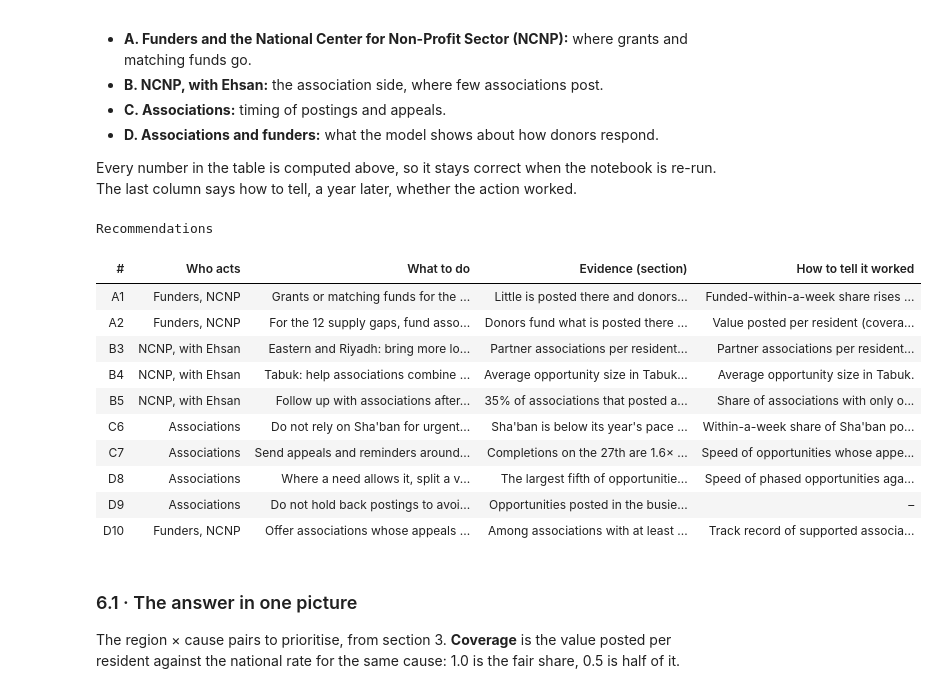
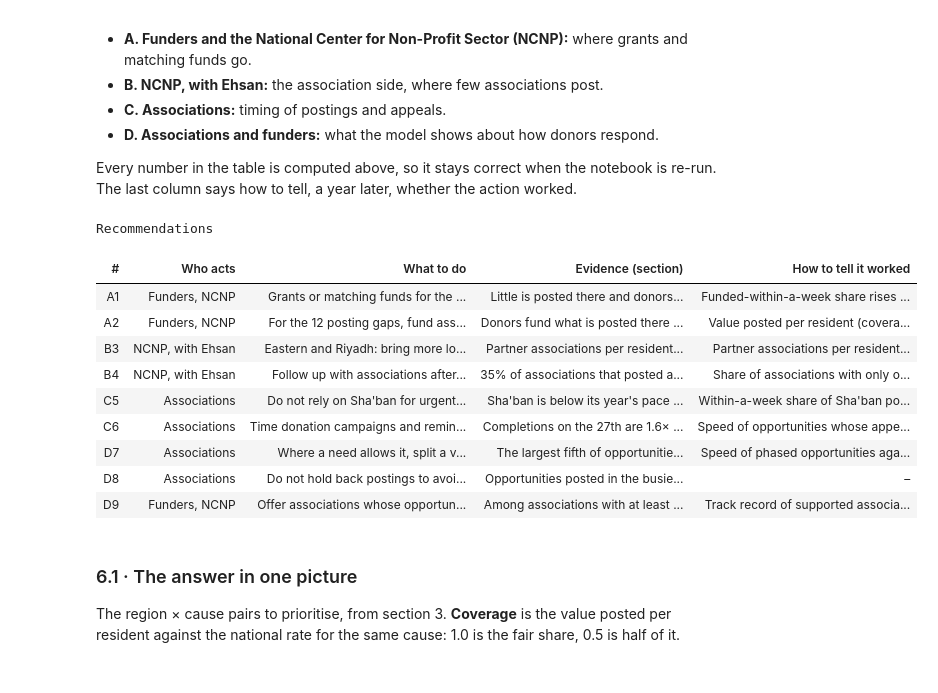
Before and after one commit to noorge/next-riyal, a Jupyter notebook: analysis.ipynb, the cells around one changed output. Drawn from its saved outputs; the diff is of its cells as text; code cells hidden in the pictures.

```diff
--- a/analysis.ipynb
+++ b/analysis.ipynb
@@ -882,7 +882,7 @@ def situation(row):
         return "Too few to judge"
     slow = row.speed < -TOL
     if row.coverage < 1:
-        return "Neglected" if slow else "Supply gap"
+        return "Posting and funding gap" if slow else "Posting gap"
     return "Saturated" if slow else "Well covered"
 gap["situation"] = gap.apply(situation, axis=1)
 gap.to_csv(ROOT / "outputs/coverage_gap.csv", index=False, encoding="utf-8-sig")
@@ -1003,13 +1003,13 @@ def priority(kind):
         "region_en": "Region", "cause": "Cause", "coverage": "Coverage", "week": "Funded within a week",
         "week_vs": "vs national", "n": "Opportunities", "associations_per_100k": "Associations per 100k"})
 
-neglected, supply = priority("Neglected"), priority("Supply gap")
+neglected, supply = priority("Posting and funding gap"), priority("Posting gap")
 fmt = dict(pct=["Funded within a week"], ints=["Opportunities"],
            decimals={"Coverage": 2, "Associations per 100k": 1})
 display(viz.table(neglected, **fmt,
-                  caption="Neglected: little posted and slow to fund → grants or matching funds"))
-display(viz.table(supply, **fmt, caption="Supply gaps: donors respond, little posted → help associations post more"))
-pd.concat([neglected.assign(Situation="Neglected"), supply.assign(Situation="Supply gap")]).to_csv(
+                  caption="Posting and funding gap: little posted and slow to fund → grants or matching funds"))
+display(viz.table(supply, **fmt, caption="Posting gaps: donors respond, little posted → help associations post more"))
+pd.concat([neglected.assign(Situation="Posting and funding gap"), supply.assign(Situation="Posting gap")]).to_csv(
     ROOT / "outputs/priority_pairs.csv", index=False, encoding="utf-8-sig")
 
 viz.takeaway(f"<b>{len(neglected)}</b> pairs need money that donors are not providing quickly: grants or matching funds. "
@@ -1762,12 +1762,12 @@ slow_record = seasoned & (model_data.track_record >= model_data.track_record[sea
 
 R = [
     ("A1", "Funders, NCNP",
-     f"Grants or matching funds for the {len(neglected)} neglected pairs: {pair_names(neglected)}.",
+     f"Grants or matching funds for the {len(neglected)} pairs with a posting and funding gap: {pair_names(neglected)}; also feature their opportunities to donors on Ehsan.",
      f"Little is posted there and donors are slow to fund it. In {worst.Region} {worst.Cause.lower()}, "
      f"{worst['Funded within a week']:.0%} are funded within a week ({worst['vs national']} vs national). (3.3–3.4)",
      "Funded-within-a-week share rises to the national level for that cause."),
     ("A2", "Funders, NCNP",
-     f"For the {len(supply)} supply gaps, fund associations' capacity to prepare and post opportunities "
+     f"For the {len(supply)} posting gaps, fund associations' capacity to prepare and post opportunities "
      "(staff, needs assessment, report writing), not donations.",
      f"Donors fund what is posted there at the normal pace or faster; the gap is in what is posted. Region adds nothing "
      f"to the model once other features are known (5.5). They are in "
@@ -1780,52 +1780,48 @@ R = [
      f"{parts.loc['Riyadh', 'Partners per resident']:.2f}× the national level; in Eastern only "
      f"{parts.loc['Eastern', 'Share that post projects']:.2f}× the national share of them post projects. (3.5)",
      "Partner associations per resident, and the share that post, in both regions."),
-    ("B4", "NCNP, with Ehsan", "Tabuk: help associations combine related needs into larger opportunities.",
-     f"Average opportunity size in Tabuk is {parts.loc['Tabuk', 'Average size']:.2f}× the national level. (3.5)",
-     "Average opportunity size in Tabuk."),
-    ("B5", "NCNP, with Ehsan", "Follow up with associations after their first project, to support a second.",
+    ("B4", "NCNP, with Ehsan", "Follow up with associations after their first project, to support a second.",
      f"{(per_assoc == 1).mean():.0%} of associations that posted a project completed only one. (3.5)",
      "Share of associations with only one completed project."),
-    ("C6", "Associations",
+    ("C5", "Associations",
      f"Do not rely on {SHABAN} for urgent needs; post them in Ramadan, or seek matching funds for {SHABAN} postings.",
      f"{SHABAN} is below its year's pace in {(slow_col < 0).sum()} of {len(slow_col)} years "
      f"({months.vs_year[SHABAN]:+.0f} points); Ramadan is {months.vs_year['Ramadan']:+.0f} points despite "
      f"{months.per_month['Ramadan'] / typical:.0f}× the postings. (4.2)",
      f"Within-a-week share of {SHABAN} postings against their year."),
-    ("C7", "Associations", f"Send appeals and reminders around the 27th (salary day) and on {completed_on.idxmax()}s.",
+    ("C6", "Associations", f"Time donation campaigns and reminders around the 27th (salary day) and on {completed_on.idxmax()}s.",
      f"Completions on the 27th are {by_day[27]:.1f}× an average day; on {completed_on.idxmax()}s "
      f"{completed_on.max():.1f}×. (4.3–4.4)",
      "Speed of opportunities whose appeals were timed this way, against others."),
-    ("D8", "Associations", "Where a need allows it, split a very large amount into phases.",
+    ("D7", "Associations", "Where a need allows it, split a very large amount into phases.",
      f"The largest fifth of opportunities are slow {y[big].mean():.0%} of the time, against {y[~big].mean():.0%}; "
      f"{importance.index[0].lower()} is the model's strongest feature. (5.5)",
      "Speed of phased opportunities against single large ones."),
-    ("D9", "Associations", "Do not hold back postings to avoid busy weeks.",
+    ("D8", "Associations", "Do not hold back postings to avoid busy weeks.",
      f"Opportunities posted in the busiest quarter of weeks are slow {y[busy].mean():.0%} of the time, against "
      f"{y[~busy].mean():.0%}: busy weeks are when donors are most active. (5.5)",
      "–"),
-    ("D10", "Funders, NCNP",
-     "Offer associations whose appeals have been slow help with writing and promoting them.",
+    ("D9", "Funders, NCNP",
+     "Offer associations whose opportunities are repeatedly slow to fund help with presenting, describing and promoting them.",
      f"Among associations with at least 5 earlier completed opportunities, the slowest quarter by track record are "
      f"slow {y[slow_record].mean():.0%} of the time, against {y[seasoned & ~slow_record].mean():.0%} for the rest. (5.5)",
      "Track record of supported associations, a year later."),
 ]
 recs = pd.DataFrame(R, columns=["#", "Who acts", "What to do", "Evidence (section)", "How to tell it worked"])
 display(viz.table(recs, caption="Recommendations"))
 recs.to_csv(ROOT / "outputs/recommendations.csv", index=False, encoding="utf-8-sig")
 # %% [output]
 Recommendations
 | # | Who acts | What to do | Evidence (section) | How to tell it worked |
 | A1 | Funders, NCNP | Grants or matching funds for the ... | Little is posted there and donors... | Funded-within-a-week share rises ... |
-| A2 | Funders, NCNP | For the 12 supply gaps, fund asso... | Donors fund what is posted there ... | Value posted per resident (covera... |
+| A2 | Funders, NCNP | For the 12 posting gaps, fund ass... | Donors fund what is posted there ... | Value posted per resident (covera... |
 | B3 | NCNP, with Ehsan | Eastern and Riyadh: bring more lo... | Partner associations per resident... | Partner associations per resident... |
-| B4 | NCNP, with Ehsan | Tabuk: help associations combine ... | Average opportunity size in Tabuk... | Average opportunity size in Tabuk. |
-| B5 | NCNP, with Ehsan | Follow up with associations after... | 35% of associations that posted a... | Share of associations with only o... |
-| C6 | Associations | Do not rely on Sha'ban for urgent... | Sha'ban is below its year's pace ... | Within-a-week share of Sha'ban po... |
-| C7 | Associations | Send appeals and reminders around... | Completions on the 27th are 1.6× ... | Speed of opportunities whose appe... |
-| D8 | Associations | Where a need allows it, split a v... | The largest fifth of opportunitie... | Speed of phased opportunities aga... |
-| D9 | Associations | Do not hold back postings to avoi... | Opportunities posted in the busie... | – |
-| D10 | Funders, NCNP | Offer associations whose appeals ... | Among associations with at least ... | Track record of supported associa... |
+| B4 | NCNP, with Ehsan | Follow up with associations after... | 35% of associations that posted a... | Share of associations with only o... |
+| C5 | Associations | Do not rely on Sha'ban for urgent... | Sha'ban is below its year's pace ... | Within-a-week share of Sha'ban po... |
+| C6 | Associations | Time donation campaigns and remin... | Completions on the 27th are 1.6× ... | Speed of opportunities whose appe... |
+| D7 | Associations | Where a need allows it, split a v... | The largest fifth of opportunitie... | Speed of phased opportunities aga... |
+| D8 | Associations | Do not hold back postings to avoi... | Opportunities posted in the busie... | – |
+| D9 | Funders, NCNP | Offer associations whose opportun... | Among associations with at least ... | Track record of supported associa... |
 # %% [markdown]
 ### 6.1 · The answer in one picture
 
```
Also changed, not shown: parts of 6 cells of this notebook, 16 other files.
